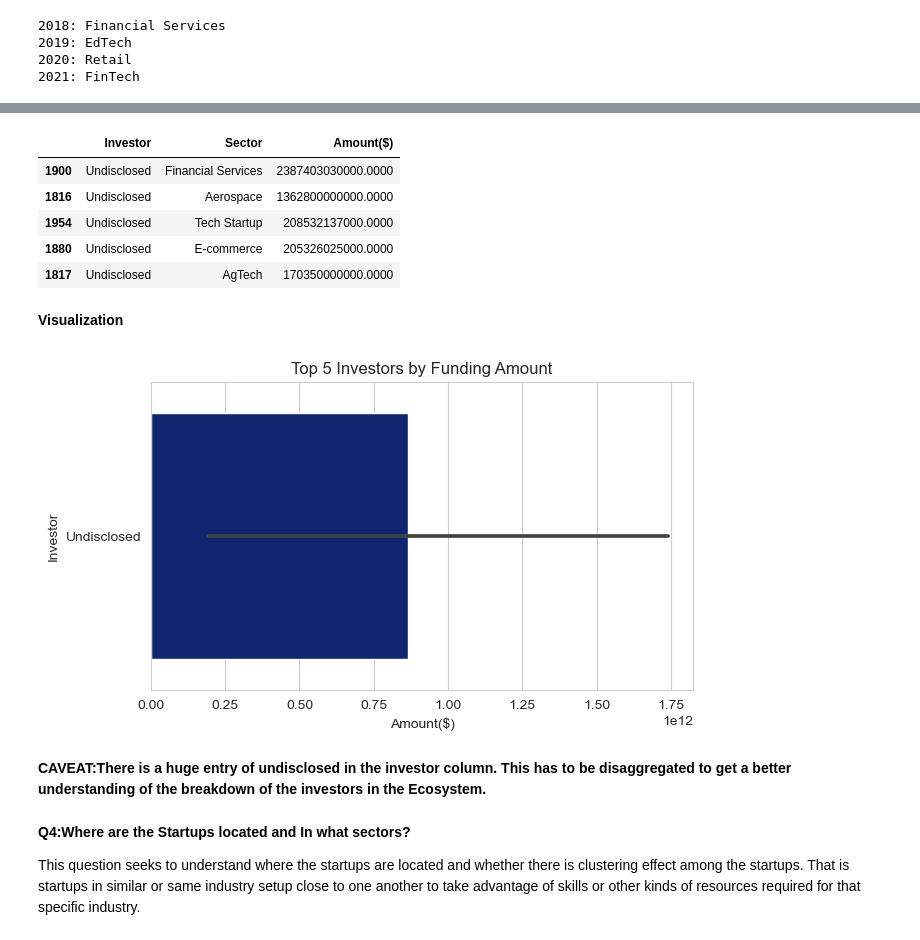
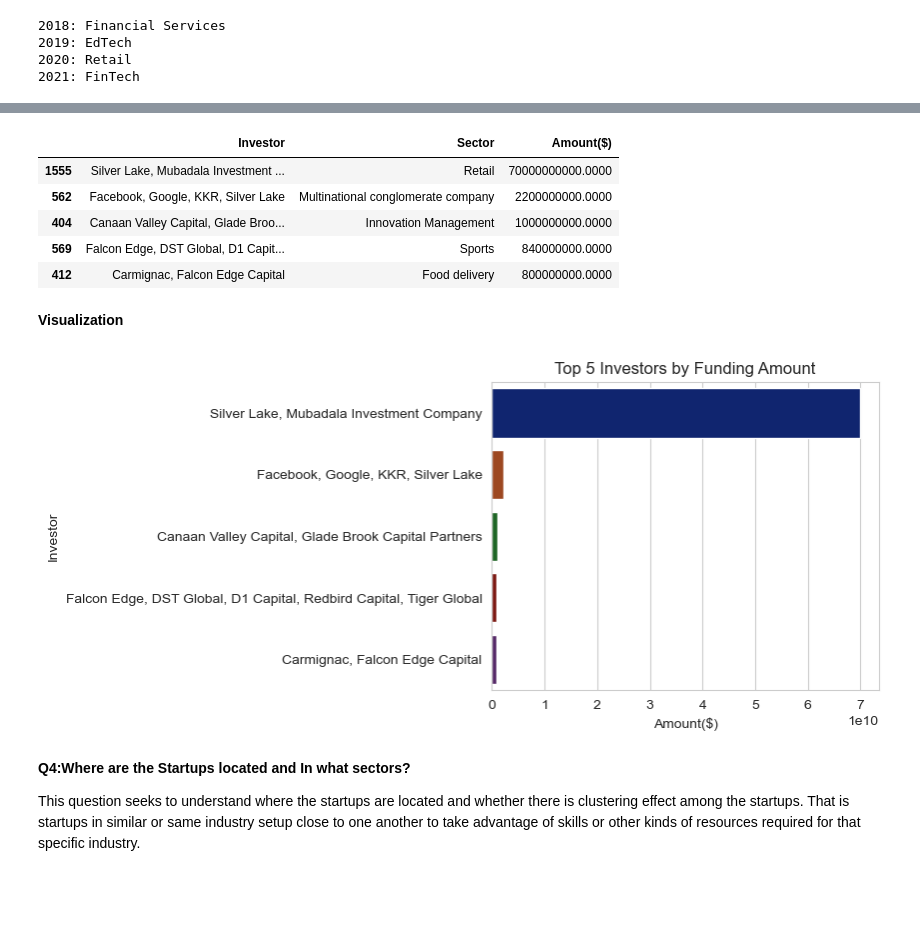
Before and after one commit to musah29/Analysis_of_Indian_Startup_Ecosystem, a Jupyter notebook: BEIJING.ipynb, the cells around one changed output, grey strips where cells are left out. Cells and saved outputs as stored; diff of their text form; code cells hidden in the pictures; blank space fills up the shorter version.

```diff
--- a/BEIJING.ipynb
+++ b/BEIJING.ipynb
@@ -507 +521,7 @@ As investors ourselves, we wwant to understand who are the top players on the sc
 the sectors they invest in, this will help us decide which sectors to either invest in or not.
+# %%
+#Create a subset DataFrame to filter out Investor entries designated as Undisclosed
+
+df_investor=df_startup[~df_startup.Investor.str.contains('Undisclosed')]
+
+df_investor.head()
@@ -508,29 +535,27 @@ the sectors they invest in, this will help us decide which sectors to either inv
 # %%
-funding_by_investor = df_startup.groupby(['Investor','Sector'])['Amount($)'].sum().reset_index()
+funding_by_investor = df_investor.groupby(['Investor','Sector'])['Amount($)'].sum().reset_index()
 sorted_funding_by_investor = funding_by_investor.sort_values(by='Amount($)', ascending=False)
 top_investors = sorted_funding_by_investor.head(5)
-#top_investors['Amount($)'] = top_investors['Amount($)'].apply(lambda x: '${:,.2f}'.format(x))
+
 top_investors
 # %% [output]
 |  | Investor | Sector | Amount($) |
-| 1900 | Undisclosed | Financial Services | 2387403030000.0000 |
-| 1816 | Undisclosed | Aerospace | 1362800000000.0000 |
-| 1954 | Undisclosed | Tech Startup | 208532137000.0000 |
-| 1880 | Undisclosed | E-commerce | 205326025000.0000 |
-| 1817 | Undisclosed | AgTech | 170350000000.0000 |
+| 1555 | Silver Lake, Mubadala Investment ... | Retail | 70000000000.0000 |
+| 562 | Facebook, Google, KKR, Silver Lake | Multinational conglomerate company | 2200000000.0000 |
+| 404 | Canaan Valley Capital, Glade Broo... | Innovation Management | 1000000000.0000 |
+| 569 | Falcon Edge, DST Global, D1 Capit... | Sports | 840000000.0000 |
+| 412 | Carmignac, Falcon Edge Capital | Food delivery | 800000000.0000 |
 # %% [markdown]
 <b>Visualization<b>
 # %%
-plt.figure(figsize=(7,4))
+plt.figure(figsize=(5,4))
 plt.title('Top 5 Investors by Funding Amount')
 sns.set_style(style='whitegrid')
 top_investors['Amount($)'] = pd.to_numeric(top_investors['Amount($)'])
 sns.barplot(x='Amount($)',y='Investor', palette='dark', data=top_investors, orient='h')
 plt.show()
 # %% [output]
-[figure, old version]
+[figure, new version]
-# %% [markdown]
-<b>CAVEAT:There is a huge entry of undisclosed in the investor column. This has to be disaggregated to get a better understanding of the breakdown of the investors in the Ecosystem.<b>
 # %% [markdown]
 <b>Q4:Where are the Startups located and In what sectors?<b>
 
```
Also changed, not shown: parts of 9 cells of this notebook.
